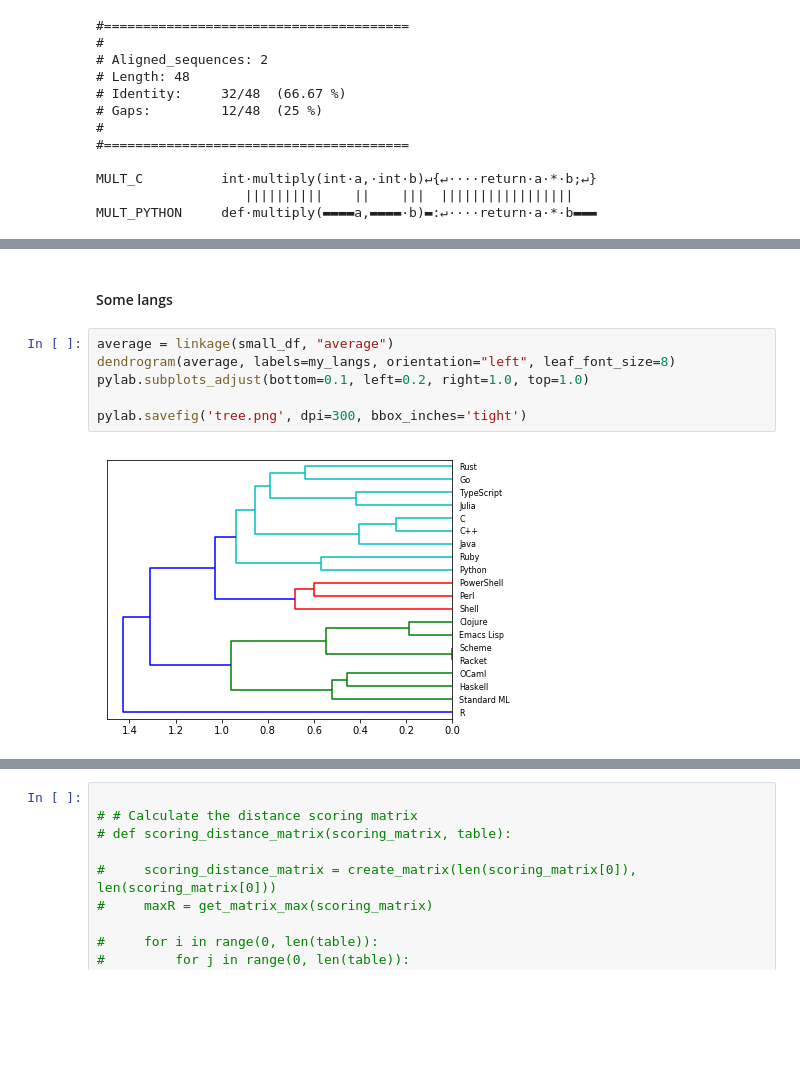
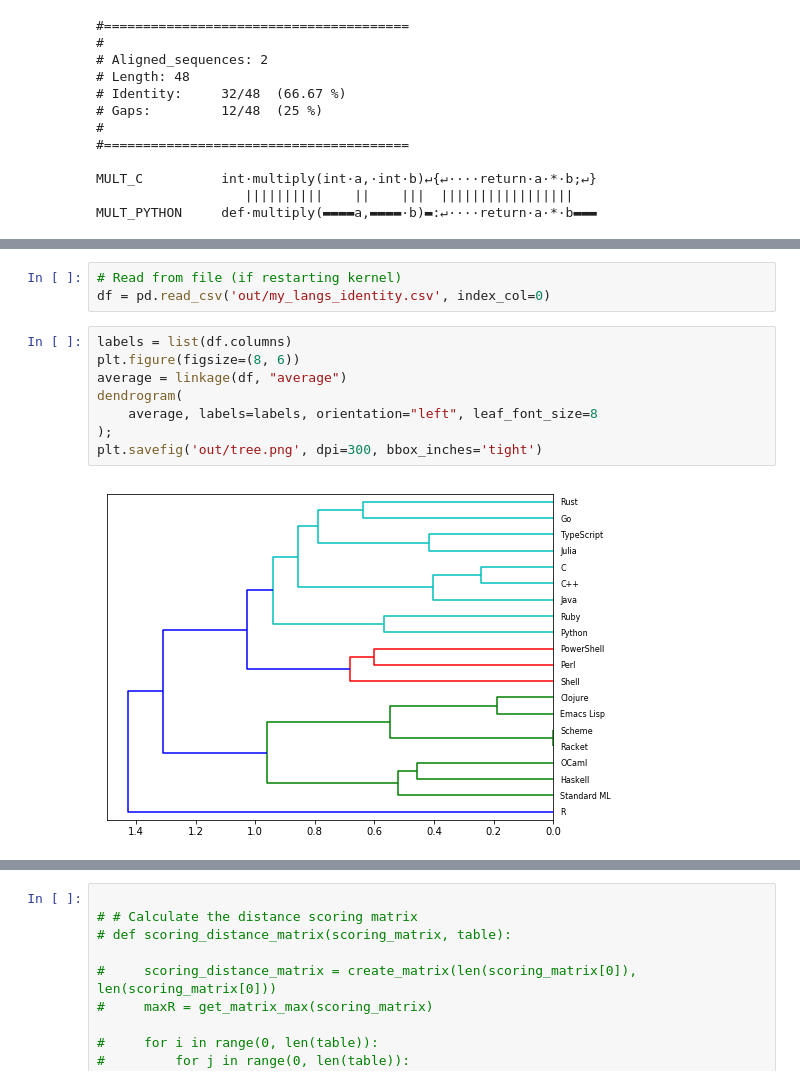
Before and after one commit to dustinmichels/PL-phylogeny, a Jupyter notebook: notebooks/main.ipynb, the cells around one changed output, grey strips where cells are left out. Saved outputs shown, nothing was run; the diff lists cells and outputs as text; blank space fills up the shorter version.

```diff
--- a/notebooks/main.ipynb
+++ b/notebooks/main.ipynb
@@ -247,10 +258,13 @@ pylab.subplots_adjust(bottom=0.1, left=0.2, right=1.0, top=1.0)
-# %% [markdown]
-#### Some langs
+# %%
+# Read from file (if restarting kernel)
+df = pd.read_csv('out/my_langs_identity.csv', index_col=0)
 # %%
-average = linkage(small_df, "average")
-dendrogram(average, labels=my_langs, orientation="left", leaf_font_size=8)
-pylab.subplots_adjust(bottom=0.1, left=0.2, right=1.0, top=1.0)
-
-pylab.savefig('tree.png', dpi=300, bbox_inches='tight')
+labels = list(df.columns)
+plt.figure(figsize=(8, 6))
+average = linkage(df, "average")
+dendrogram(
+    average, labels=labels, orientation="left", leaf_font_size=8
+);
+plt.savefig('out/tree.png', dpi=300, bbox_inches='tight')
 # %% [output]
-[figure, old version]
+[figure, new version]
```
Also changed, not shown: parts of 26 cells of this notebook, 11 other files.
